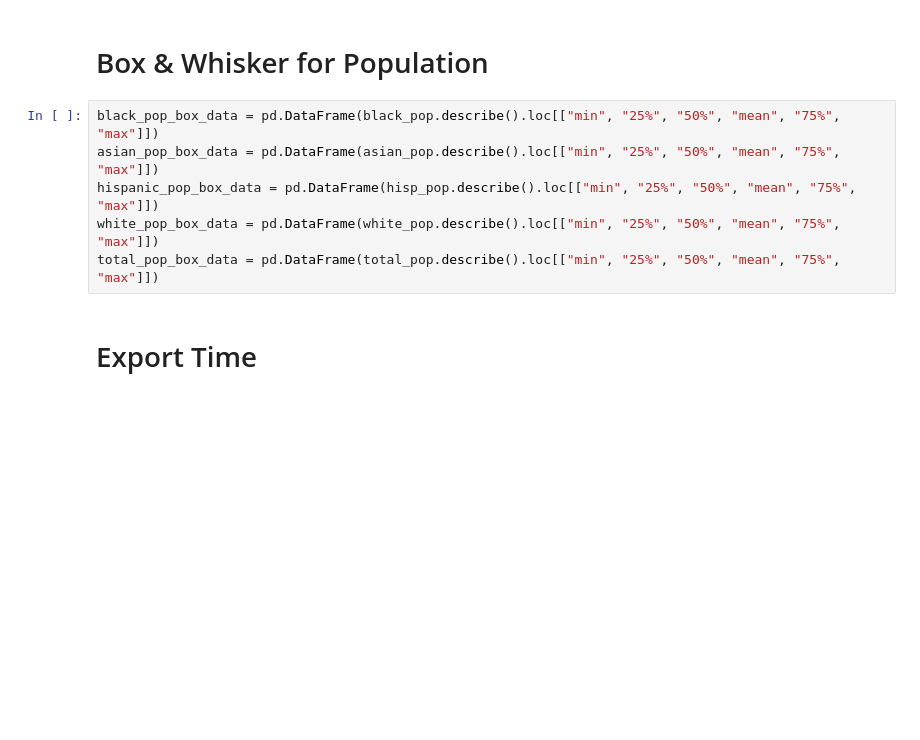
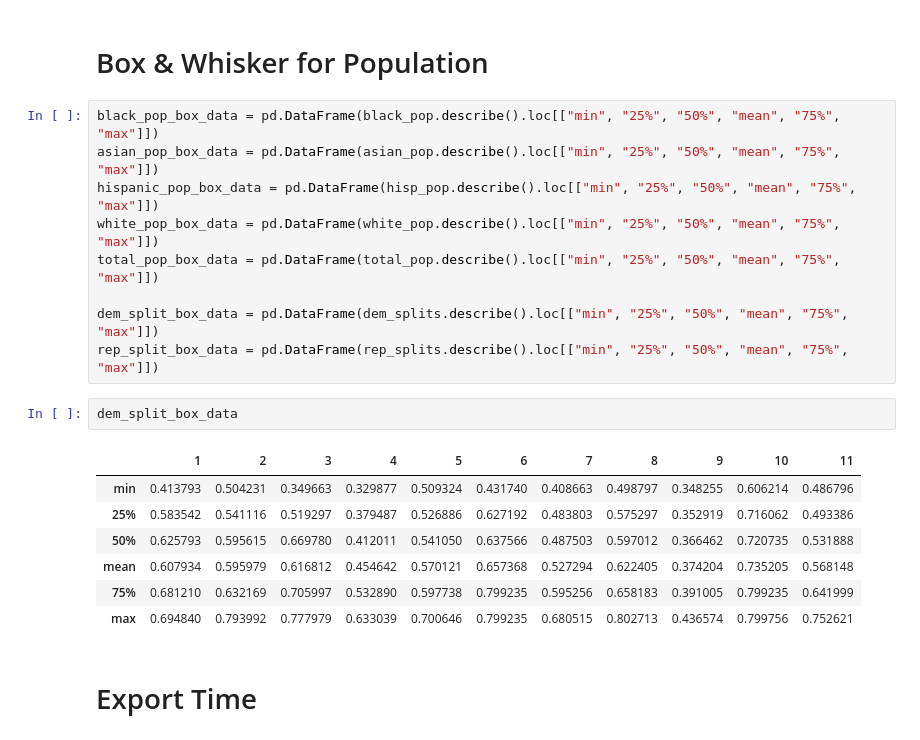
Before and after one commit to nimatullo/state-redistricter, a Jupyter notebook: gerrychain/seawulf-scripts/Virginia.ipynb, the cells around one changed output. Drawn from its saved outputs; the diff is of its cells as text; blank space fills up the shorter version.

```diff
--- a/gerrychain/seawulf-scripts/Virginia.ipynb
+++ b/gerrychain/seawulf-scripts/Virginia.ipynb
@@ -353,6 +353,19 @@ asian_pop_box_data = pd.DataFrame(asian_pop.describe().loc[["min", "25%", "50%",
 hispanic_pop_box_data = pd.DataFrame(hisp_pop.describe().loc[["min", "25%", "50%", "mean", "75%", "max"]])
 white_pop_box_data = pd.DataFrame(white_pop.describe().loc[["min", "25%", "50%", "mean", "75%", "max"]])
 total_pop_box_data = pd.DataFrame(total_pop.describe().loc[["min", "25%", "50%", "mean", "75%", "max"]])
+
+dem_split_box_data = pd.DataFrame(dem_splits.describe().loc[["min", "25%", "50%", "mean", "75%", "max"]])
+rep_split_box_data = pd.DataFrame(rep_splits.describe().loc[["min", "25%", "50%", "mean", "75%", "max"]])
+# %%
+dem_split_box_data
+# %% [output]
+|  | 1 | 2 | 3 | 4 | 5 | 6 | 7 | 8 | 9 | 10 | 11 |
+| min | 0.413793 | 0.504231 | 0.349663 | 0.329877 | 0.509324 | 0.431740 | 0.408663 | 0.498797 | 0.348255 | 0.606214 | 0.486796 |
+| 25% | 0.583542 | 0.541116 | 0.519297 | 0.379487 | 0.526886 | 0.627192 | 0.483803 | 0.575297 | 0.352919 | 0.716062 | 0.493386 |
+| 50% | 0.625793 | 0.595615 | 0.669780 | 0.412011 | 0.541050 | 0.637566 | 0.487503 | 0.597012 | 0.366462 | 0.720735 | 0.531888 |
+| mean | 0.607934 | 0.595979 | 0.616812 | 0.454642 | 0.570121 | 0.657368 | 0.527294 | 0.622405 | 0.374204 | 0.735205 | 0.568148 |
+| 75% | 0.681210 | 0.632169 | 0.705997 | 0.532890 | 0.597738 | 0.799235 | 0.595256 | 0.658183 | 0.391005 | 0.799235 | 0.641999 |
+| max | 0.694840 | 0.793992 | 0.777979 | 0.633039 | 0.700646 | 0.799235 | 0.680515 | 0.802713 | 0.436574 | 0.799756 | 0.752621 |
 # %% [markdown]
 # Export Time
 # %% [markdown]
```
Also changed, not shown: parts of 9 cells of this notebook, 5 other files.
